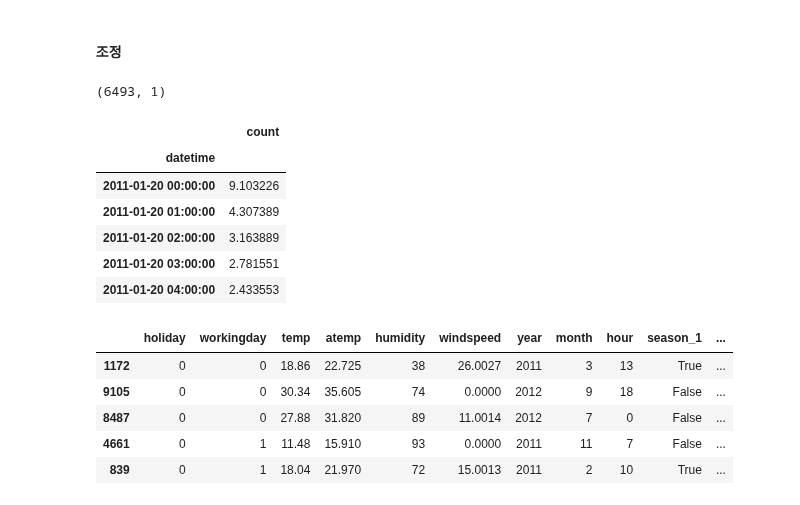
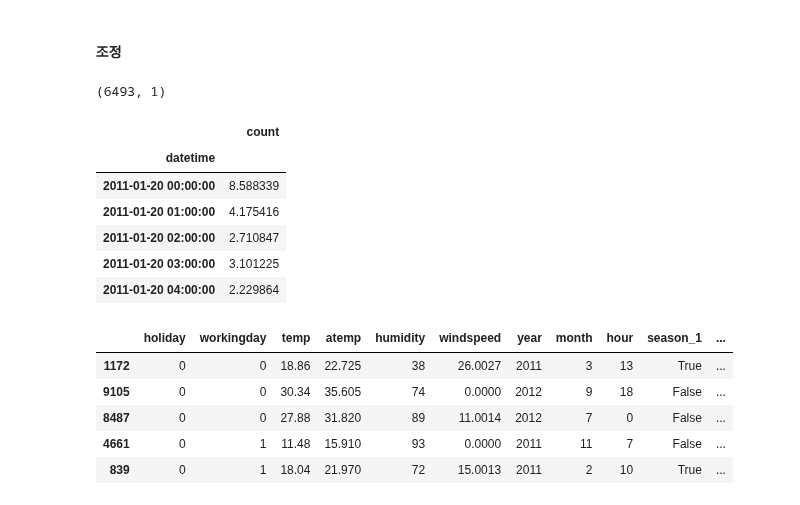
Before and after one commit to todagi/DataScience_with_Kaggle, a Jupyter notebook: Bike Sharing Demand/Bike Sharing Demand 03 - Machine Learning with scikit-learn.ipynb, the cells around one changed output. Drawn from its saved outputs; the diff is of its cells as text; code cells hidden in the pictures.

```diff
--- a/Bike Sharing Demand/Bike Sharing Demand 03 - Machine Learning with scikit-learn.ipynb
+++ b/Bike Sharing Demand/Bike Sharing Demand 03 - Machine Learning with scikit-learn.ipynb
@@ -1012,28 +1012,34 @@ params = {'colsample_bytree' : 0.7,
           'nthread' : -1
           }
 # %%
-xgb_model = xgb.XGBRegressor(colsample_bytree = 1, gamma = 3, max_depth = 13,
-                             learning_rate = 0.01, n_estimators = 500, seed = 0,
+xgb_model = xgb.XGBRegressor(colsample_bytree = 1, gamma = 0.5, max_depth = 13,
+                             learning_rate = 0.1, n_estimators = 500, seed = 0,
                              nthread = 6)
+
+# xgb_model = xgb.XGBRegressor(max_depth = 13, n_estimators = 1500,
+#                              min_child_weight = 8, gamma = 0.4,
+#                              colsample_bytree = 0.6, nthread = 12,
+#                              subsample = 0.6, seed = 25,
+#                              learning_rate = 0.05)
 
 xgb_model.fit(x_train, y_train)
 predictions = xgb_model.predict(x_test)
 predictions = np.expm1(predictions)
 submission = pd.read_csv("./bike/sampleSubmission.csv", index_col = "datetime")
 submission['count'] = predictions
 
-submission.to_csv("xgb_model47.csv")
+submission.to_csv("xgb_model58.csv")
 print(submission.shape)
 submission.head()
 # %% [output]
 (6493, 1)
 |  | count |
 | datetime |  |
-| 2011-01-20 00:00:00 | 9.103226 |
-| 2011-01-20 01:00:00 | 4.307389 |
-| 2011-01-20 02:00:00 | 3.163889 |
-| 2011-01-20 03:00:00 | 2.781551 |
-| 2011-01-20 04:00:00 | 2.433553 |
+| 2011-01-20 00:00:00 | 8.588339 |
+| 2011-01-20 01:00:00 | 4.175416 |
+| 2011-01-20 02:00:00 | 2.710847 |
+| 2011-01-20 03:00:00 | 3.101225 |
+| 2011-01-20 04:00:00 | 2.229864 |
 # %%
 XGBRegressor() / log(y+1)
 
```
Also changed, not shown: parts of 1 cell of this notebook.
